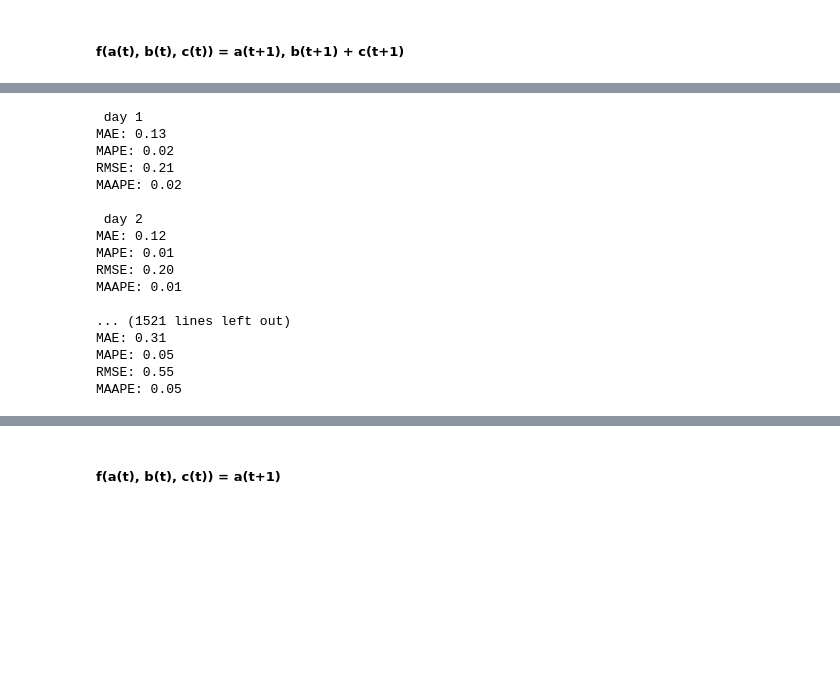
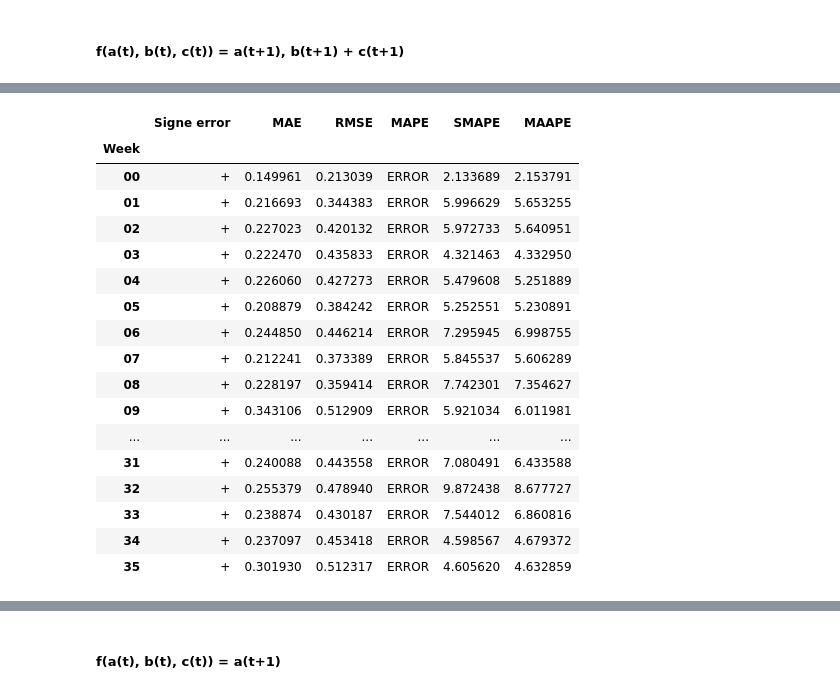
Before and after one commit to Desmoniak/Simple_Federated_Learning, a Jupyter notebook: NoteBooks/Bike/Multivariate/Centralized_Version/LSTM_forecasting_on_bike_availability_3_stations.ipynb, the cells around one changed output, grey strips where cells are left out. Drawn from its saved outputs; the diff is of its cells as text; code cells hidden in the pictures; blank space fills up the shorter version.

Commit message:
Metrics analyses from global to hour
Signed-off-by: Guillaume COGONI <cogoni.guillaume@gmail.com>

```diff
--- a/NoteBooks/Bike/Multivariate/Centralized_Version/LSTM_forecasting_on_bike_availability_3_stations.ipynb
+++ b/NoteBooks/Bike/Multivariate/Centralized_Version/LSTM_forecasting_on_bike_availability_3_stations.ipynb
@@ -318,6 +349,8 @@ def result_prediction_by_month(predictions, actuals):
 def result_prediction_by_week(predictions, actuals):
     indices_by_week = []
     EPSILON = 1e-5
+
+    data = []
     for i in range(1):
         grouped_data = test_data.groupby(pd.Grouper(freq='W'))
         for name , group in grouped_data:
@@ -328,24 +361,24 @@ def result_prediction_by_week(predictions, actuals):
             y_pred = predictions[indice-window_size,i]
             y_true = actuals[indice-window_size,i]
 
+            signe = "-" if np.mean(y_pred - y_true) < 0 else "+"
             mae = mean_absolute_error(y_true, y_pred)
-            #mpe = np.mean((y_true - y_pred)/y_true + EPSILON) * 100
-            mape = mean_absolute_percentage_error(y_true, y_pred)
-            signe = "-" if np.mean(y_pred - y_true) < 0 else "+"
-            smape = np.mean(2 * np.abs(y_pred - y_true) / (np.abs(y_true) + np.abs(y_pred)))
             rmse = np.sqrt(mean_squared_error(y_true, y_pred))
-            maape =  np.mean(np.arctan(np.abs((y_true - y_pred) / (y_true + EPSILON))))
+            mape = mean_absolute_percentage_error(y_true, y_pred)*100
+            if (mape > 1 or mape < 0):
+                    mape = "ERROR"
+            smape = np.mean(2 * np.abs(y_pred - y_true) / (np.abs(y_true) + np.abs(y_pred)))*100
+            maape =  np.mean(np.arctan(np.abs((y_true - y_pred) / (y_true + EPSILON))))*100
 
-            # Add evaluation metrics to the plot
-            print(f'\n week {name}')
-            print(f'MAE: {mae:.2f}')
-            # if (mape < 1 and mape > 0):
-            #     print(f'MAPE: {mape:.2f}')
-            #print(f'MPE: {mpe:.2f}')
-            print(f'Signe error: {signe}')
-            print(f'SMAPE: {smape:.2f}')
-            print(f'RMSE: {rmse:.2f}')
-            print(f'MAAPE: {maape:.2f}')
+            # Ajouter une ligne au tableau avec le nom du mois et les metrics
+            data.append([name, signe, mae, rmse, mape, smape, maape])
+
+    # Créer un DataFrame avec les données du tableau et les noms des colonnes
+    df = pd.DataFrame(data, columns=['Week', 'Signe error', 'MAE', 'RMSE', 'MAPE', 'SMAPE', 'MAAPE'])
+    # Définir le mois comme index du DataFrame
+    df.set_index('Week', inplace=True)
+    # Retourner le DataFrame
+    return df
 # %% [markdown]
 ### Print Metrics for each day
 # %%
@@ -572,20 +590,22 @@ MAAPE: 0.05
 # %%
-result_prediction_by_day(predictions_n_to_n, actuals_n_to_n)
+results_week = result_prediction_by_week(predictions_n_to_n, actuals_n_to_n)
+results_week
 # %% [output]
- day 1
-MAE: 0.13
-MAPE: 0.02
-RMSE: 0.21
-MAAPE: 0.02
-
- day 2
-MAE: 0.12
-MAPE: 0.01
-RMSE: 0.20
-MAAPE: 0.01
-
-... (1521 lines left out)
-MAE: 0.31
-MAPE: 0.05
-RMSE: 0.55
-MAAPE: 0.05
+|  | Signe error | MAE | RMSE | MAPE | SMAPE | MAAPE |
+| Week |  |  |  |  |  |  |
+| 00 | + | 0.149961 | 0.213039 | ERROR | 2.133689 | 2.153791 |
+| 01 | + | 0.216693 | 0.344383 | ERROR | 5.996629 | 5.653255 |
+| 02 | + | 0.227023 | 0.420132 | ERROR | 5.972733 | 5.640951 |
+| 03 | + | 0.222470 | 0.435833 | ERROR | 4.321463 | 4.332950 |
+| 04 | + | 0.226060 | 0.427273 | ERROR | 5.479608 | 5.251889 |
+| 05 | + | 0.208879 | 0.384242 | ERROR | 5.252551 | 5.230891 |
+| 06 | + | 0.244850 | 0.446214 | ERROR | 7.295945 | 6.998755 |
+| 07 | + | 0.212241 | 0.373389 | ERROR | 5.845537 | 5.606289 |
+| 08 | + | 0.228197 | 0.359414 | ERROR | 7.742301 | 7.354627 |
+| 09 | + | 0.343106 | 0.512909 | ERROR | 5.921034 | 6.011981 |
+| ... | ... | ... | ... | ... | ... | ... |
+| 31 | + | 0.240088 | 0.443558 | ERROR | 7.080491 | 6.433588 |
+| 32 | + | 0.255379 | 0.478940 | ERROR | 9.872438 | 8.677727 |
+| 33 | + | 0.238874 | 0.430187 | ERROR | 7.544012 | 6.860816 |
+| 34 | + | 0.237097 | 0.453418 | ERROR | 4.598567 | 4.679372 |
+| 35 | + | 0.301930 | 0.512317 | ERROR | 4.605620 | 4.632859 |
```
Also changed, not shown: parts of 23 cells of this notebook.
